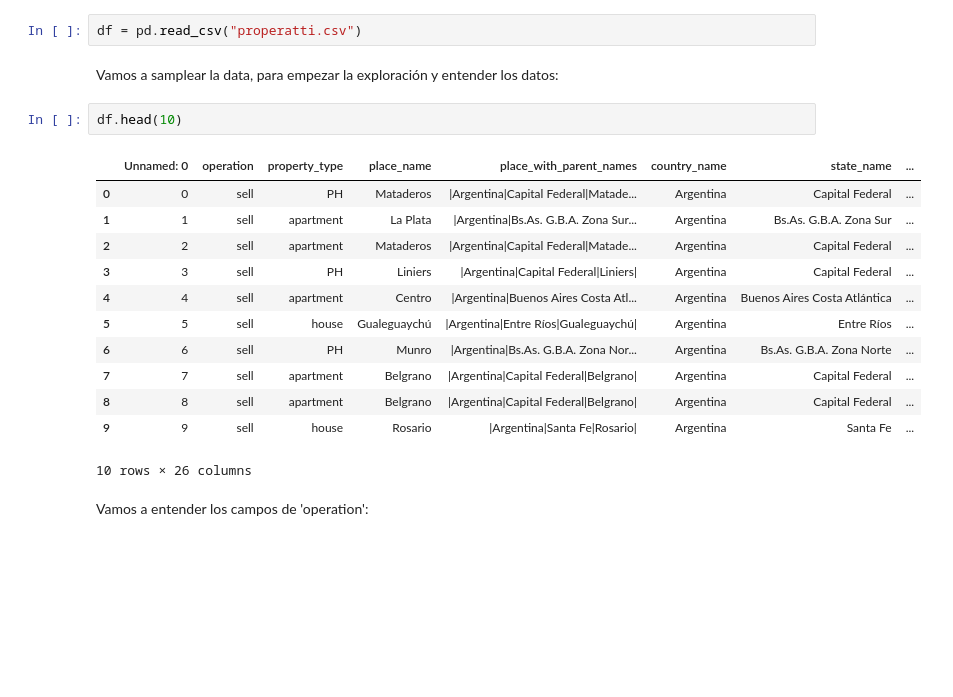
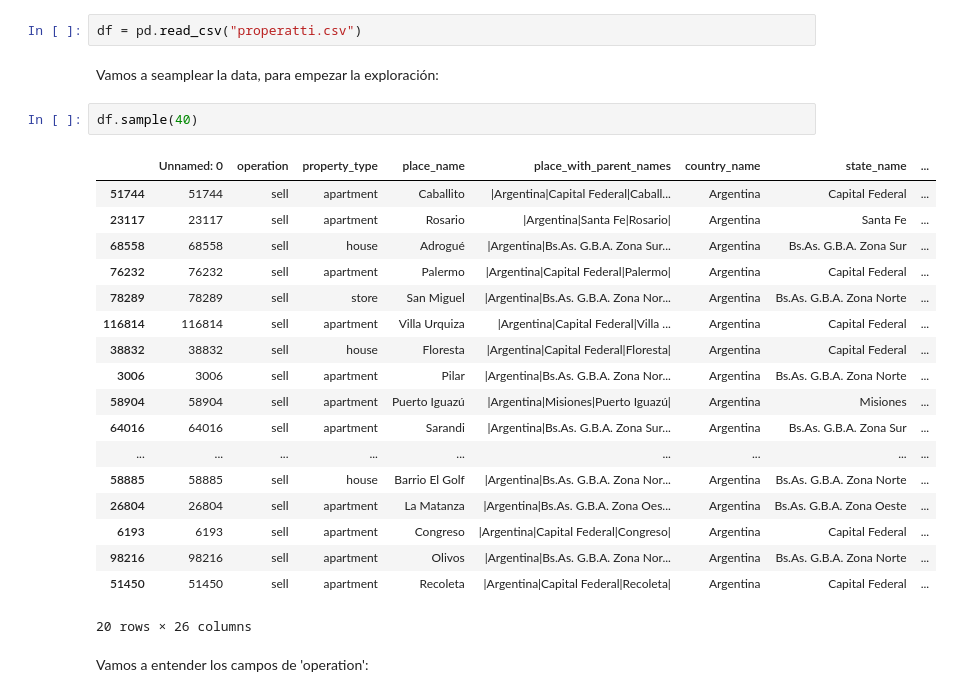
Before and after one commit to atognola/G8_DS_DH, a Jupyter notebook: Limpieza.ipynb, the cells around one changed output. Drawn from its saved outputs; the diff is of its cells as text; blank space fills up the shorter version.

```diff
--- a/Limpieza.ipynb
+++ b/Limpieza.ipynb
@@ -9,22 +9,28 @@ Vamos a tomar la data
 # %%
 df = pd.read_csv("properatti.csv")
 # %% [markdown]
-Vamos a samplear la data, para empezar la exploración y entender los datos:
+Vamos a seamplear la data, para empezar la exploración:
-# %%
-df.head(10)
-# %% [output]
-|  | Unnamed: 0 | operation | property_type | place_name | place_with_parent_names | country_name | state_name | ... |
-| 0 | 0 | sell | PH | Mataderos | |Argentina|Capital Federal|Matade... | Argentina | Capital Federal | ... |
-| 1 | 1 | sell | apartment | La Plata | |Argentina|Bs.As. G.B.A. Zona Sur... | Argentina | Bs.As. G.B.A. Zona Sur | ... |
-| 2 | 2 | sell | apartment | Mataderos | |Argentina|Capital Federal|Matade... | Argentina | Capital Federal | ... |
-| 3 | 3 | sell | PH | Liniers | |Argentina|Capital Federal|Liniers| | Argentina | Capital Federal | ... |
-| 4 | 4 | sell | apartment | Centro | |Argentina|Buenos Aires Costa Atl... | Argentina | Buenos Aires Costa Atlántica | ... |
-| 5 | 5 | sell | house | Gualeguaychú | |Argentina|Entre Ríos|Gualeguaychú| | Argentina | Entre Ríos | ... |
-| 6 | 6 | sell | PH | Munro | |Argentina|Bs.As. G.B.A. Zona Nor... | Argentina | Bs.As. G.B.A. Zona Norte | ... |
-| 7 | 7 | sell | apartment | Belgrano | |Argentina|Capital Federal|Belgrano| | Argentina | Capital Federal | ... |
-| 8 | 8 | sell | apartment | Belgrano | |Argentina|Capital Federal|Belgrano| | Argentina | Capital Federal | ... |
-| 9 | 9 | sell | house | Rosario | |Argentina|Santa Fe|Rosario| | Argentina | Santa Fe | ... |
-10 rows × 26 columns
+# %%
+df.sample(40)
+# %% [output]
+|  | Unnamed: 0 | operation | property_type | place_name | place_with_parent_names | country_name | state_name | ... |
+| 51744 | 51744 | sell | apartment | Caballito | |Argentina|Capital Federal|Caball... | Argentina | Capital Federal | ... |
+| 23117 | 23117 | sell | apartment | Rosario | |Argentina|Santa Fe|Rosario| | Argentina | Santa Fe | ... |
+| 68558 | 68558 | sell | house | Adrogué | |Argentina|Bs.As. G.B.A. Zona Sur... | Argentina | Bs.As. G.B.A. Zona Sur | ... |
+| 76232 | 76232 | sell | apartment | Palermo | |Argentina|Capital Federal|Palermo| | Argentina | Capital Federal | ... |
+| 78289 | 78289 | sell | store | San Miguel | |Argentina|Bs.As. G.B.A. Zona Nor... | Argentina | Bs.As. G.B.A. Zona Norte | ... |
+| 116814 | 116814 | sell | apartment | Villa Urquiza | |Argentina|Capital Federal|Villa ... | Argentina | Capital Federal | ... |
+| 38832 | 38832 | sell | house | Floresta | |Argentina|Capital Federal|Floresta| | Argentina | Capital Federal | ... |
+| 3006 | 3006 | sell | apartment | Pilar | |Argentina|Bs.As. G.B.A. Zona Nor... | Argentina | Bs.As. G.B.A. Zona Norte | ... |
+| 58904 | 58904 | sell | apartment | Puerto Iguazú | |Argentina|Misiones|Puerto Iguazú| | Argentina | Misiones | ... |
+| 64016 | 64016 | sell | apartment | Sarandi | |Argentina|Bs.As. G.B.A. Zona Sur... | Argentina | Bs.As. G.B.A. Zona Sur | ... |
+| ... | ... | ... | ... | ... | ... | ... | ... | ... |
+| 58885 | 58885 | sell | house | Barrio El Golf | |Argentina|Bs.As. G.B.A. Zona Nor... | Argentina | Bs.As. G.B.A. Zona Norte | ... |
+| 26804 | 26804 | sell | apartment | La Matanza | |Argentina|Bs.As. G.B.A. Zona Oes... | Argentina | Bs.As. G.B.A. Zona Oeste | ... |
+| 6193 | 6193 | sell | apartment | Congreso | |Argentina|Capital Federal|Congreso| | Argentina | Capital Federal | ... |
+| 98216 | 98216 | sell | apartment | Olivos | |Argentina|Bs.As. G.B.A. Zona Nor... | Argentina | Bs.As. G.B.A. Zona Norte | ... |
+| 51450 | 51450 | sell | apartment | Recoleta | |Argentina|Capital Federal|Recoleta| | Argentina | Capital Federal | ... |
+20 rows × 26 columns
 # %% [markdown]
 Vamos a entender los campos de 'operation':
 # %%
```
Also changed, not shown: parts of 16 cells of this notebook.
